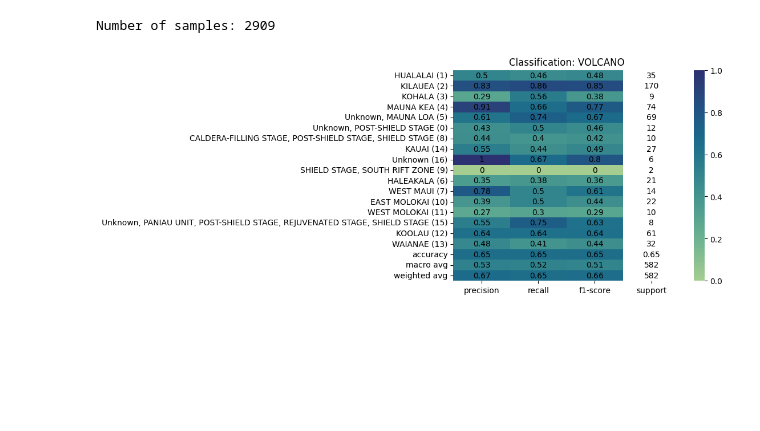
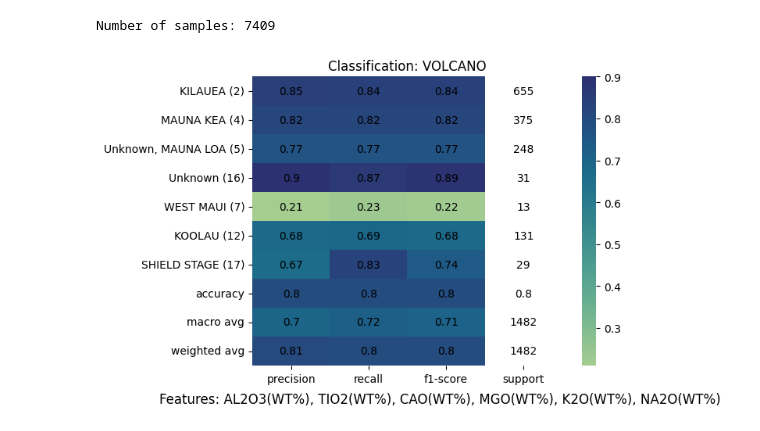
Before and after one commit to miromanestar/LomaGeology, a Jupyter notebook: notebooks/py_classifier.ipynb, the cells around one changed output. Drawn from its saved outputs; the diff is of its cells as text; code cells hidden in the pictures; blank space fills up the shorter version.

```diff
--- a/notebooks/py_classifier.ipynb
+++ b/notebooks/py_classifier.ipynb
@@ -9,15 +9,17 @@ from sklearn.metrics import classification_report
 
 df = pd.read_excel('../data/hawaii-5-11-22.xls', sheet_name='Complete')
 # %%
+class_index = 1
+ignore_classes = True
+
 classes = ['ISLAND', 'VOLCANO', 'KEA LOA TREND']
-class_index = 1
 class_ident = classes[class_index]
 
 primaries = df[[
     'LOCATION',
     class_ident,
     # Major Elements
-    'FeO*',
+    # 'FeO*',
     "SIO2(WT%)",
     "AL2O3(WT%)",
     "TIO2(WT%)",
@@ -30,6 +32,15 @@ primaries = df[[
     # "MNO(WT%)",
 ]]
 primaries = primaries.dropna()
+
+ignored_classes = {
+    'ISLAND':   [3, 4, 2, 5, 8],
+    'VOLCANO':  [1, 3, 0, 8, 14, 9, 6, 10, 11, 15, 13],
+    'KEA LOA TREND': [0]
+}
+
+if ignore_classes:
+    primaries = primaries[~primaries[class_ident].astype(int).isin(ignored_classes[class_ident])]
 
 def build_classes(data):
     classes = { }
@@ -53,7 +64,7 @@ primaries[class_ident] = primaries.apply(lambda row: classnames[row[temp_col]],
 primaries = primaries.drop(columns=['LOCATION', temp_col])
 print('Number of samples:', len(primaries.index))
 # %% [output]
-Number of samples: 2909
+Number of samples: 7409
 # %%
 classifier = tree.DecisionTreeClassifier(random_state=69)
 
@@ -74,44 +85,48 @@ report = classification_report(
     output_dict=True
 )
 
+def get_features():
+    return 'Features: ' + ', '.join(drop_class(primaries).columns[1:])
+
 def heatmap():
     temp = pd.DataFrame(report).T
     temp = temp.round(2)
     mask = np.zeros((temp.shape[0], temp.shape[1]))
     mask[:,temp.shape[1] - 1] = True
     sns.heatmap(temp, mask=mask, cmap='crest')
-    sns.heatmap(temp, annot=True, alpha=0, cbar=False, fmt='.3g', annot_kws={'size': 10, 'color':'black'}).set_title(f'Classification: {class_ident}')
+    sns.heatmap(temp, annot=True, alpha=0, cbar=False, fmt='.5g', annot_kws={'size': 10, 'color':'black'}).set_title(f'Classification: {class_ident}')
+    plt.figtext(0.5, 0.01, get_features(), wrap=True, horizontalalignment='center', fontsize=12)
     plt.savefig(f'../trees/dt_report-{class_ident}.svg', dpi=300, bbox_inches='tight')
 
 def heatmap_table():
     cm = sns.light_palette("green", as_cmap=True)
     display(pd.DataFrame(report).T.style.background_gradient(cmap=cm))
 
 def display_table():
     final = pd.DataFrame(report).transpose()
     print(f'Classification: {class_ident}')
     display(final.round(2))
     final.round(2).to_csv(f'../trees/dt-{class_ident}.csv')
 
 def plot_tree():
     plt.figure(figsize=(40,20))
     tree.plot_tree(classifier, fontsize=10)
 
 def export_tree():
     dot_data = tree.export_graphviz(
         classifier,
         out_file=None,
         feature_names=primaries.columns[1:],
         filled=True,
         rounded=True,
         class_names=[str(x) for x in primaries[class_ident].unique()],
     )
     graph = graphviz.Source(dot_data)
     # display(graph)
     graph.format = 'svg'
     graph.render(f'../trees/dt-{class_ident}', view=False, cleanup=True)
 
 heatmap()
 export_tree()
 # %% [output]
-[figure, old version]
+[figure, new version]
```
Also changed, not shown: 2 other files.
